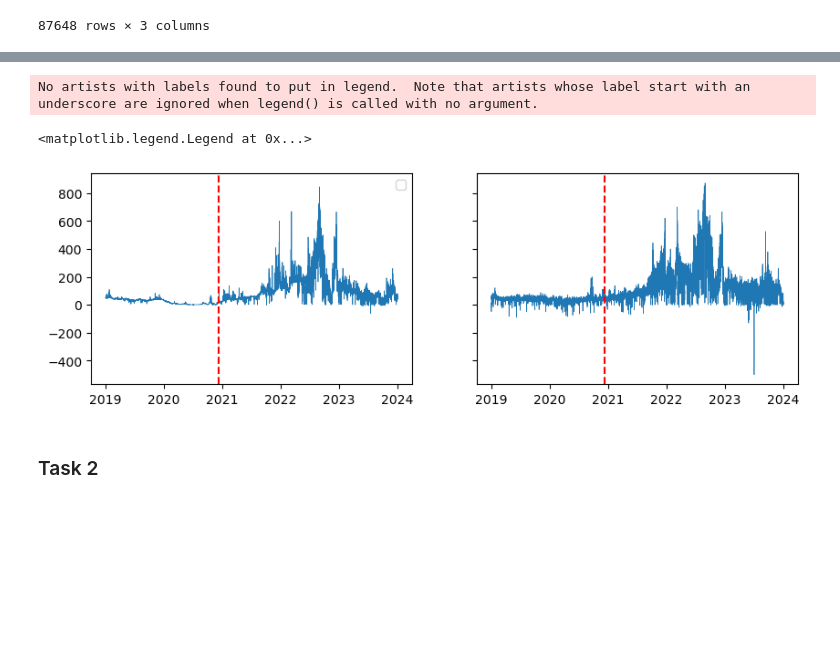
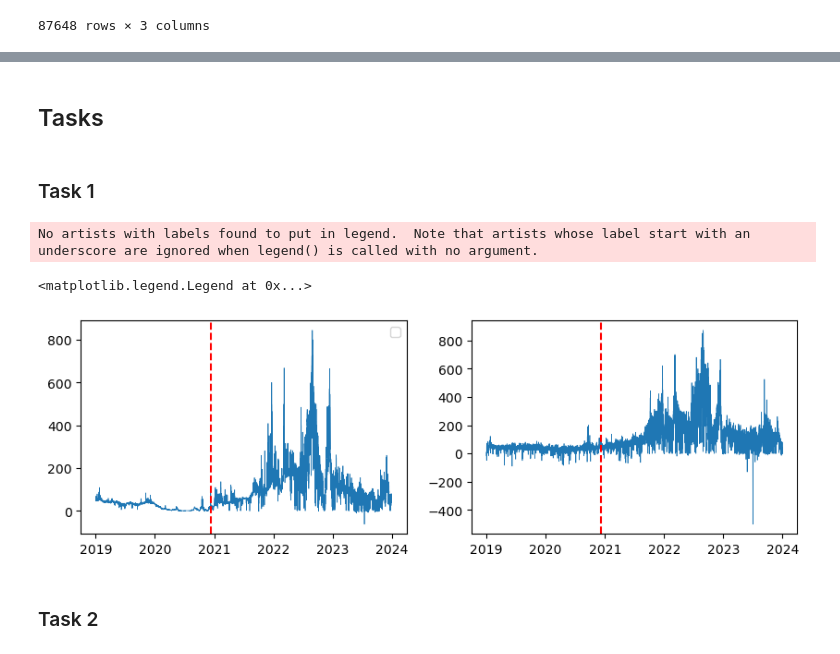
Before and after one commit to AndreasNoklebye/TECH2-Exam, a Jupyter notebook: exam-tech2.ipynb, the cells around one changed output, grey strips where cells are left out. Drawn from its saved outputs; the diff is of its cells as text; code cells hidden in the pictures; blank space fills up the shorter version.

```diff
--- a/exam-tech2.ipynb
+++ b/exam-tech2.ipynb
@@ -39,31 +72,35 @@ df
+# %% [markdown]
+## Tasks
+# %% [markdown]
+### Task 1
 # %%
 import matplotlib.pyplot as plt
 
-fig, axes = plt.subplots(1,2, sharex=True, sharey=True, figsize=(10,3))
+fig, axes = plt.subplots(1,2, sharex=True, figsize=(10,3))
 
 x1 = df.query('MapCode == "NO2"')
 xvalue1 = x1.index
 
 y1 = x1['Price']
 
 x2 = df.query('MapCode == "DE_LU"')
 xvalue2 = x2.index
 
 y2 = x2['Price']
 
 axes[0].plot(xvalue1, y1, lw=0.5)
 
 
 axes[1].plot(xvalue2, y2, lw=0.5)
 
 axes[0].axvline(pd.to_datetime('2020-12-09'), ls='--', c='r')
 axes[1].axvline(pd.to_datetime('2020-12-09'), ls='--', c='r')
 
 axes[0].legend()
 # %% [output]
 No artists with labels found to put in legend.  Note that artists whose label start with an underscore are ignored when legend() is called with no argument.
 <matplotlib.legend.Legend at 0x...>
-[figure, old version]
+[figure, new version]
 # %% [markdown]
 ### Task 2
 # %%
```
Also changed, not shown: parts of 14 cells of this notebook.
